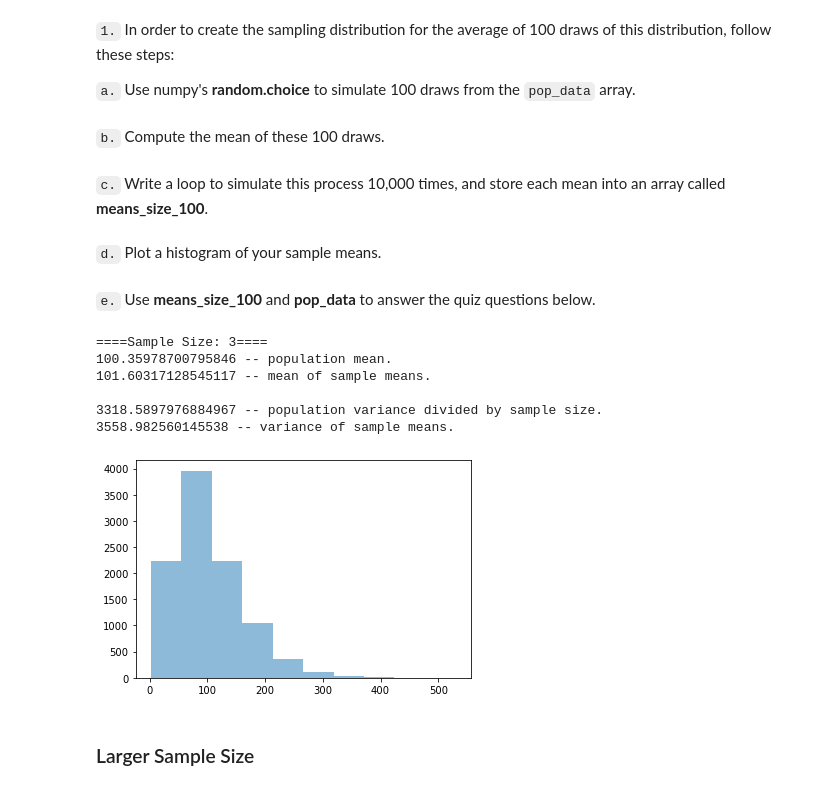
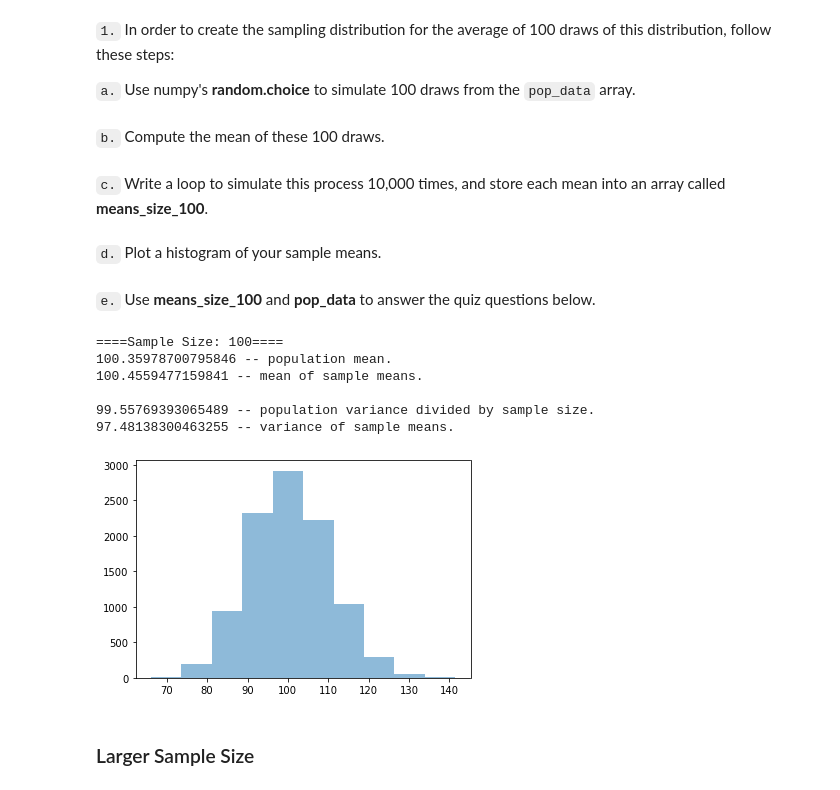
Before and after one commit to Alex-YuZ/Statistics-using-python, a Jupyter notebook: Inferential_Statistics.ipynb, the cells around one changed output. Saved outputs shown, nothing was run; the diff lists cells and outputs as text; code cells hidden in the pictures.

```diff
--- a/Inferential_Statistics.ipynb
+++ b/Inferential_Statistics.ipynb
@@ -271,16 +272,19 @@ def sample_distribution(size, data):
 {} -- variance of sample means.""".format(var_pop/size, var_sample_means))
     print()
     plt.hist(sample_means, alpha=.5);
-# %%
-sample_distribution(3, pop_data)
-# %% [output]
-====Sample Size: 3====
-100.35978700795846 -- population mean.
-101.60317128545117 -- mean of sample means.
-
-3318.5897976884967 -- population variance divided by sample size.
-3558.982560145538 -- variance of sample means.
-[figure, removed]
+# %%
+np.random.seed(42)
+pop_data = np.random.gamma(1, 100, 3000)
+
+sample_distribution(100, pop_data)
+# %% [output]
+====Sample Size: 100====
+100.35978700795846 -- population mean.
+100.4559477159841 -- mean of sample means.
+
+99.55769393065489 -- population variance divided by sample size.
+97.48138300463255 -- variance of sample means.
+[figure, added]
 # %% [markdown]
 ### Larger Sample Size
 # %%
```
Also changed, not shown: parts of 3 cells of this notebook, 10 other files.
